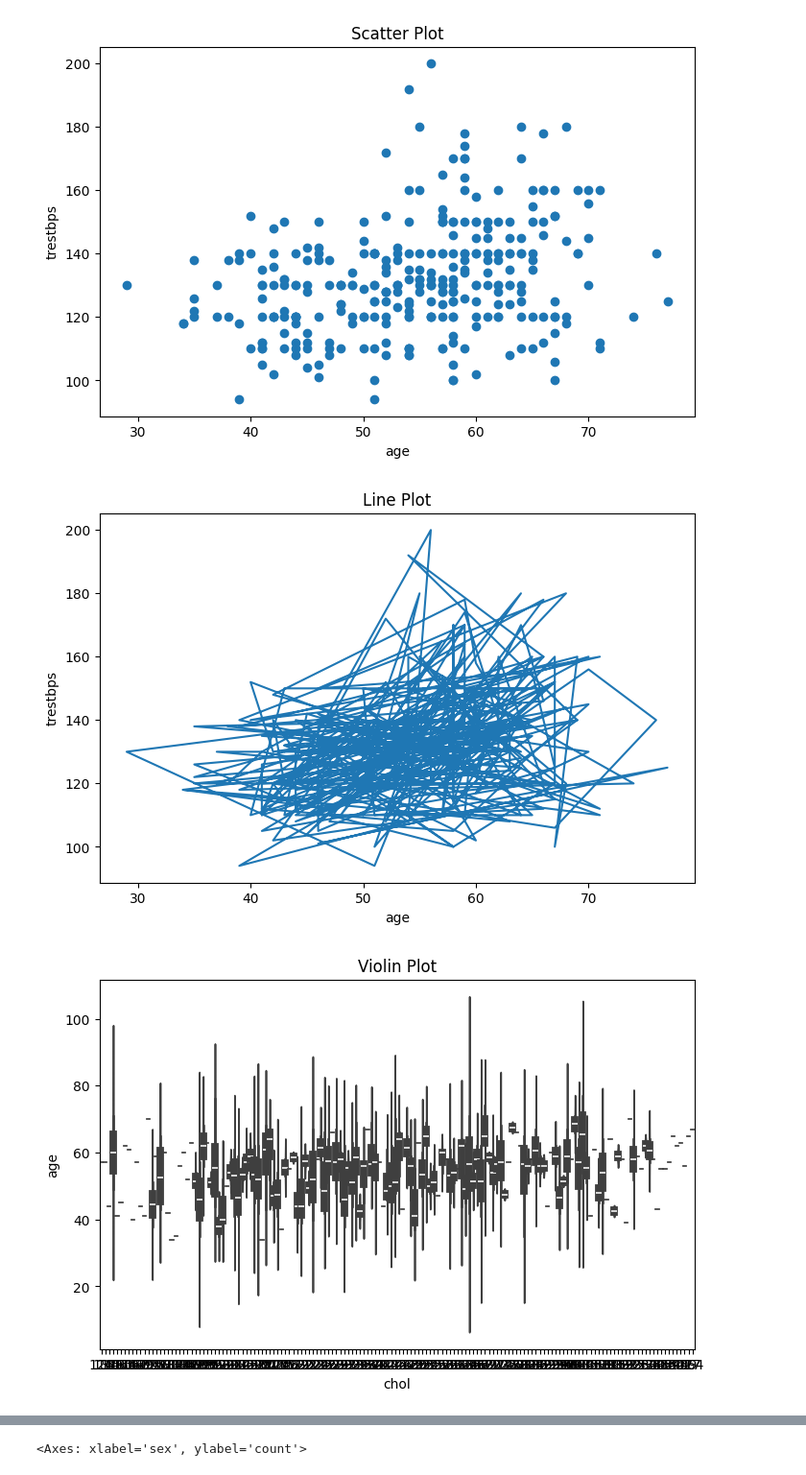
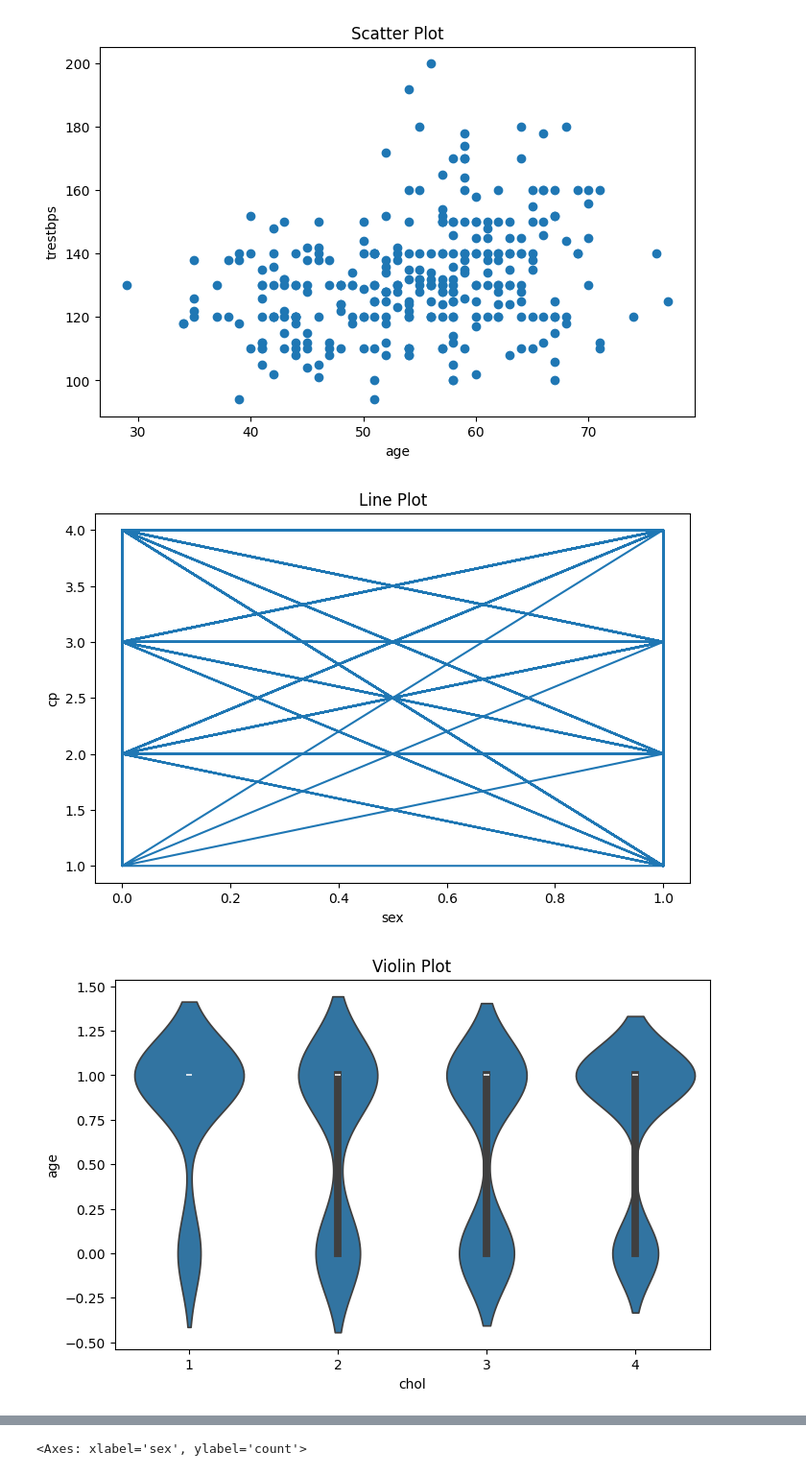
Before and after one commit to awaiskhan005/DATA-SCIENCE-AND-AI-, a Jupyter notebook: HEART_ATTACK_DATASET.ipynb, the cells around one changed output, grey strips where cells are left out. Shown at 96% size. Drawn from its saved outputs; the diff is of its cells as text; code cells hidden in the pictures.

```diff
--- a/HEART_ATTACK_DATASET.ipynb
+++ b/HEART_ATTACK_DATASET.ipynb
@@ -347,22 +329,22 @@ plt.show()
 [figure]
 # %%
 plt.figure(figsize=(8, 5))
-plt.plot(X['age'],X['trestbps'])
+plt.plot(X['sex'],X['cp'])
 plt.title('Line Plot')
-plt.xlabel('age')
-plt.ylabel('trestbps')
+plt.xlabel('sex')
+plt.ylabel('cp')
 plt.show()
 # %% [output]
-[figure, old version]
+[figure, new version]
 # %%
 plt.figure(figsize=(8, 5))
-sns.violinplot(x='chol', y='age', data=X)
+sns.violinplot(x='cp', y='sex', data=X)
 plt.title('Violin Plot')
 plt.xlabel('chol')
 plt.ylabel('age')
 plt.show()
 # %% [output]
-[figure, old version]
+[figure, new version]
 # %%
 import matplotlib.pyplot as plt
 
```
Also changed, not shown: parts of 11 cells of this notebook.
